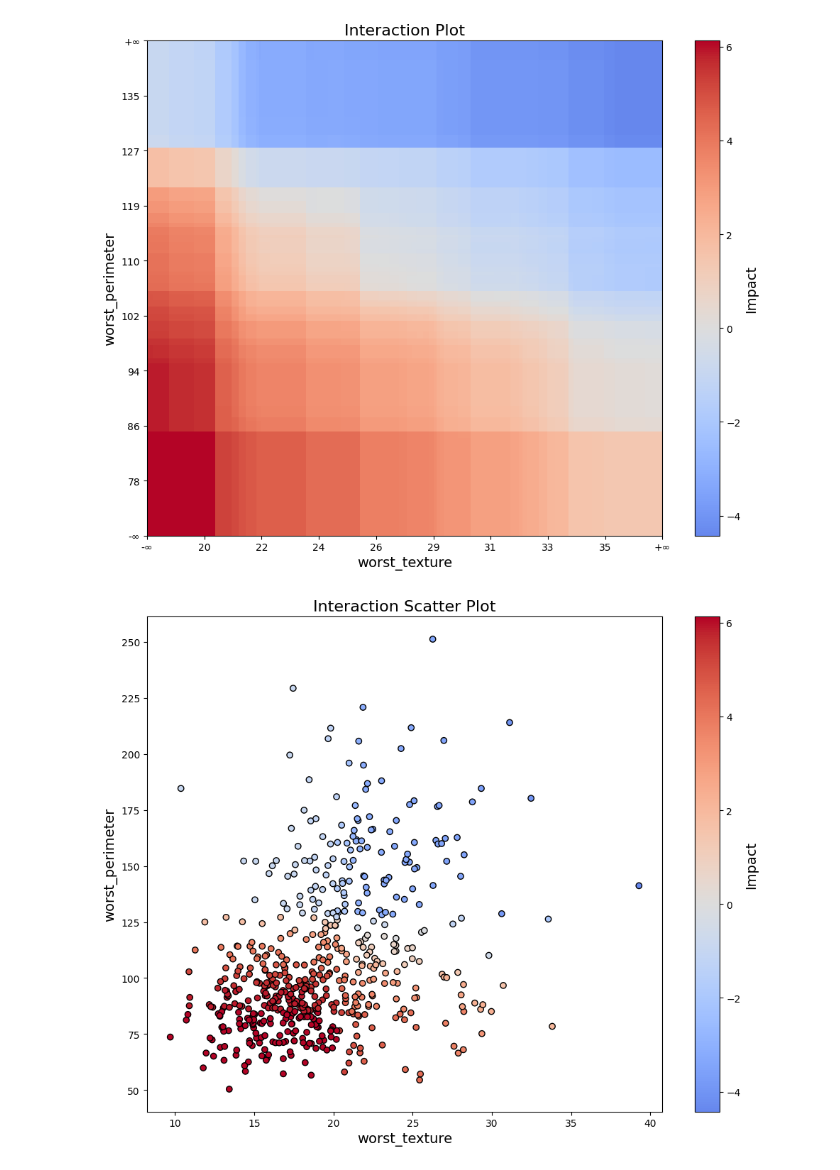
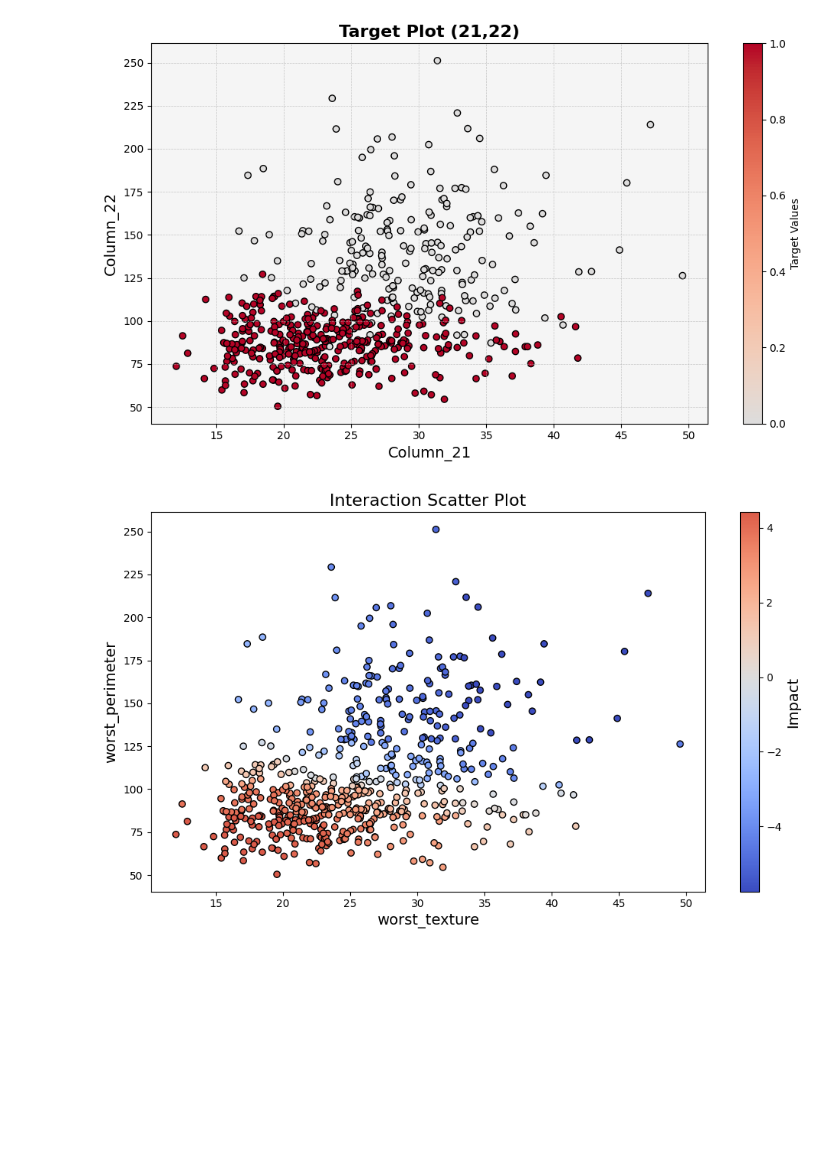
Before and after one commit to sametcopur/treemind, a Jupyter notebook: examples/breast_cancer.ipynb, the cells around one changed output. Saved outputs shown, nothing was run; the diff lists cells and outputs as text; code cells hidden in the pictures; blank space fills up the shorter version.

```diff
--- a/examples/breast_cancer.ipynb
+++ b/examples/breast_cancer.ipynb
@@ -61,0 +156,14 @@ feature_plot(feature_df,)
+# %%
+f = 22
+
+feature_df = explainer.analyze_feature(f)
+
+feature_plot(feature_df, show_range=False, figsize=(10,6))
+
+plot_line_chart(
+    x=X.iloc[:,f],
+    y=shap_val.values[:, f],
+    x_label=X.columns[f],
+    y_label="Value",
+    title=f"SHAP {X.columns[f]}",
+)
@@ -83,8 +189,30 @@ df.head()
-# %%
-interaction_plot(df)
-# %% [output]
-[figure, removed]
-# %%
-interaction_scatter_plot(X, df, 1, 22)
-# %% [output]
-[figure, removed]
+# %%
+# Interaction Analysis: Feature 2 & Feature 3
+f1= 21
+f2= 22
+df = explainer.analyze_interaction(f1, f2)
+
+plot_scatter_chart(
+    X.iloc[:,f1],
+    X.iloc[:,f2],
+    y,
+    x_label=f"Column_{f1}",
+    y_label=f"Column_{f2}",
+    title=f"Target Plot ({f1},{f2})",
+    cbar_label="Target Values",
+)
+
+interaction_scatter_plot(X, df, f1, f2,  figsize = (10,6))
+
+plot_scatter_chart(
+    X.iloc[:,f1],
+    X.iloc[:,f2],
+    shap_interaction_values[:, f1, f2],
+    x_label=f"Column_{f1}",
+    y_label=f"Column_{f2}",
+    title=f"SHAP Plot ({f1},{f2})",
+    cbar_label="SHAP Values",
+)
+# %% [output]
+[figure, added]
+[figure, added]
```
Also changed, not shown: parts of 22 cells of this notebook, 1 other file.
